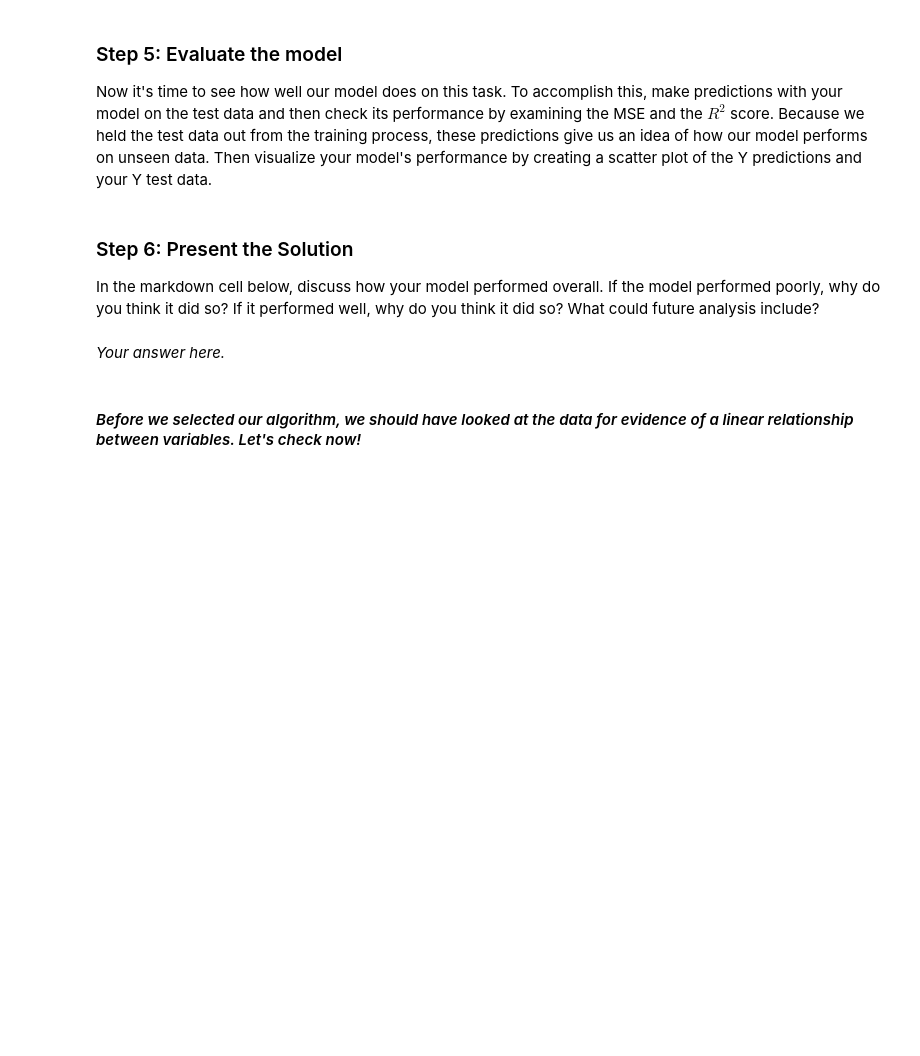
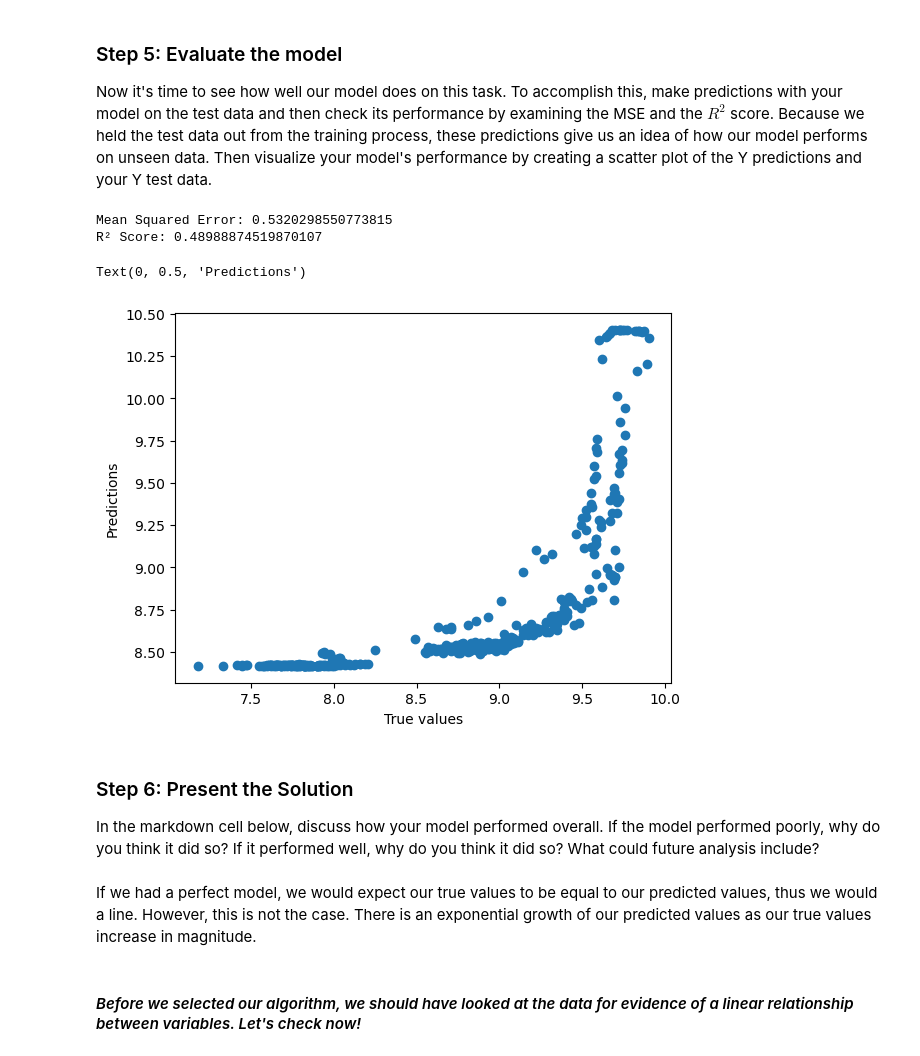
Before and after one commit to tommats00/EDS232-labs, a Jupyter notebook: Week1/Lab1-hurricane.ipynb, the cells around one changed output. Drawn from its saved outputs; the diff is of its cells as text; code cells hidden in the pictures; blank space fills up the shorter version.

Commit message:
made linear regression made, working on polynomial

```diff
--- a/Week1/Lab1-hurricane.ipynb
+++ b/Week1/Lab1-hurricane.ipynb
@@ -149,8 +149,8 @@ Select your data such that `albany_turbidity` is your feature or independent var
  **Use a test size of 0.33 and a random state of 42**.
 # %%
 # Select features and target
-X = df['albany_turbidty']
-Y = df['albany_DO']
+X = df[['albany_turbidity']]
+Y = df[['albany_DO']]
 
 X_train, X_test, Y_train, Y_test = train_test_split(X, Y, test_size=0.33, random_state=42)
 # %% [markdown]
@@ -161,4 +161,6 @@ We are going to use linear regression to predict the turbidity in Albany. Is lin
 *Your answer here*.
 # %%
 # Initialize and fit the model
-model = ...
+model = LinearRegression()
+
+model.fit(X_train, Y_train)
@@ -168,21 +172,30 @@ model = ...
 Now it's time to see how well our model does on this task.  To accomplish this, make predictions with your model on the test data and then check its performance by examining the MSE and the $R^2$ score. Because we held the test data out from the training process, these predictions give us an idea of how our model performs on unseen data. Then visualize your model's performance by creating a scatter plot of the Y predictions and your Y test data.
 # %%
 # Make predictions
-Y_pred = ...
+Y_pred = model.predict(X_test)
 
 # Calculate evaluation metrics using scikit-learn's mean_squared_error and r2_score
-mse = ...
-r2 = ...
+mse = np.sqrt(mean_squared_error(Y_test, Y_pred))
+r2 = r2_score(Y_test, Y_pred)
 
 print(f"Mean Squared Error: {mse}")
 print(f"R² Score: {r2}")
 
 # Visualize predictions vs. actual values
+
+plt.scatter(Y_test, Y_pred)
+plt.xlabel('True values')
+plt.ylabel('Predictions')
+# %% [output]
+Mean Squared Error: 0.5320298550773815
+R² Score: 0.48988874519870107
+Text(0, 0.5, 'Predictions')
+[figure, added]
 # %% [markdown]
 ### Step 6:  Present the Solution
 In the markdown cell below, discuss how your model performed overall. If the model performed poorly, why do you think it did so? If it performed well, why do you think it did so? What could future analysis include?
 # %% [markdown]
-*Your answer here.*
+If we had a perfect model, we would expect our true values to be equal to our predicted values, thus we would a line. However, this is not the case. There is an exponential growth of our predicted values as our true values increase in magnitude.
 # %% [markdown]
 #### *Before we selected our algorithm, we should have looked at the data for evidence of a linear relationship between variables. Let's check now!*
 # %%
```
Also changed, not shown: parts of 7 cells of this notebook.
